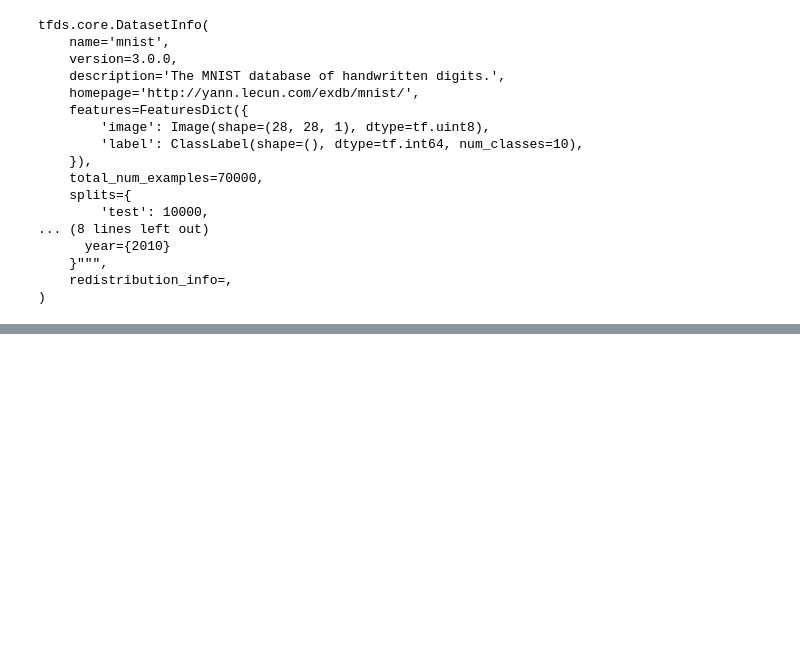
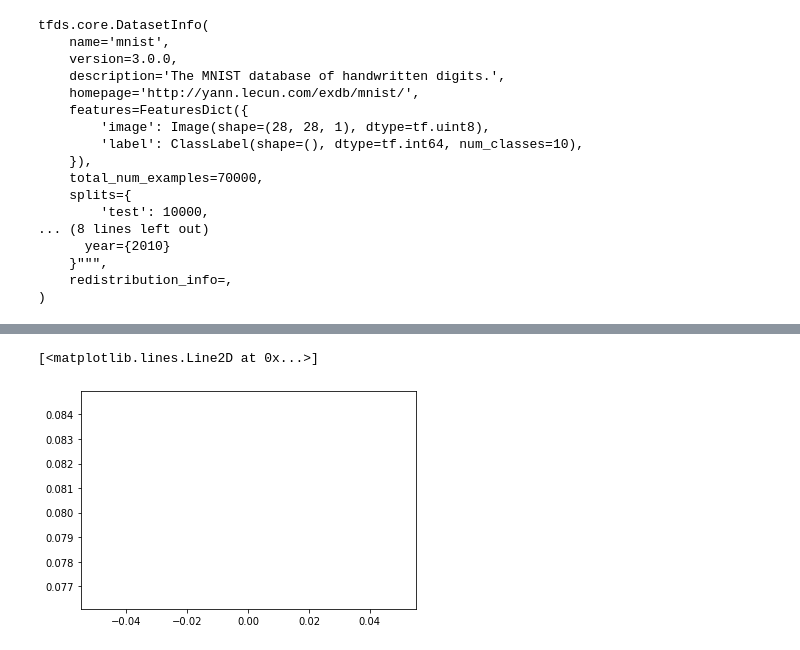
Before and after one commit to ricyoung/cs689, a Jupyter notebook: hw4_tf2ipynb.ipynb, the cells around one changed output, grey strips where cells are left out. Cells and saved outputs as stored; diff of their text form; code cells hidden in the pictures; blank space fills up the shorter version.

```diff
--- a/hw4_tf2ipynb.ipynb
+++ b/hw4_tf2ipynb.ipynb
@@ -86,5 +84,14 @@ NameError: ignored
 # %%
-for train_index, test_index in kf.split(x_train):
+# for train_index, test_index in kf.split(x_train):
+# Keep results for plotting
+train_loss_results = []
+train_accuracy_results = []
+
+for i in range(len(batch)):
+    print(i)
+
+    epoch_loss_avg = tf.keras.metrics.Mean()
+    epoch_accuracy = tf.keras.metrics.SparseCategoricalAccuracy()
     #reduces to 0-1 from 0-255
     #this may not have much of a change on the output
     x_train = tf.keras.utils.normalize(x_train, axis=1)
@@ -93,19 +100,36 @@ for train_index, test_index in kf.split(x_train):
     #Using sequential model with 2 layered neural network with each having 128 neurons
     model = tf.keras.models.Sequential()
     model.add(tf.keras.layers.Flatten())
-    model.add(tf.keras.layers.Dense(512, activation=tf.nn.relu))
-    model.add(tf.keras.layers.Dense(256, activation=tf.nn.relu))
+    # model.add(tf.keras.layers.Dense(512, activation=tf.nn.relu))
     model.add(tf.keras.layers.Dense(128, activation=tf.nn.relu))
+    model.add(tf.keras.layers.Dense(64, activation=tf.nn.relu))
     model.add(tf.keras.layers.Dense(10, activation=tf.nn.softmax))
 
-    model.compile(optimizer= 'adam',
+    model.compile(
 
+                  # optimizer= 'adam', #95% to 99%
+                  optimizer= 'SGD', # so far not as good as adam
                   loss='sparse_categorical_crossentropy',
-                  metrics=['accuracy'])
+                  metrics=['accuracy'] )
+
 
     model.fit(x_train, y_train, epochs=6)
+    # epoch_loss_avg.update_state(val_loss)
+    epoch_loss_avg.update_state(val_loss)
 
     val_loss, val_acc = model.evaluate(x_test, y_test)
-    print( train_index)
+    print('training lost:', train_loss_results)
+
+    fig, axes = plt.subplots(2, sharex=True, figsize=(12, 8))
+    fig.suptitle('Training Metrics')
+
+    axes[0].set_ylabel("Loss", fontsize=14)
+    axes[0].plot(train_loss_results)
+
+    axes[1].set_ylabel("Accuracy", fontsize=14)
+    axes[1].set_xlabel("Epoch", fontsize=14)
+    axes[1].plot(train_accuracy_results)
+    # plt.show()
+
     print(val_acc, val_loss)
 # %% [output]
@@ -128,0 +150,6 @@ Epoch 6/6
+# %%
+import matplotlib.pyplot as plt
+plt.plot(val_loss)
+# %% [output]
+[<matplotlib.lines.Line2D at 0x...>]
+[figure, added]
```
Also changed, not shown: parts of 17 cells of this notebook.
